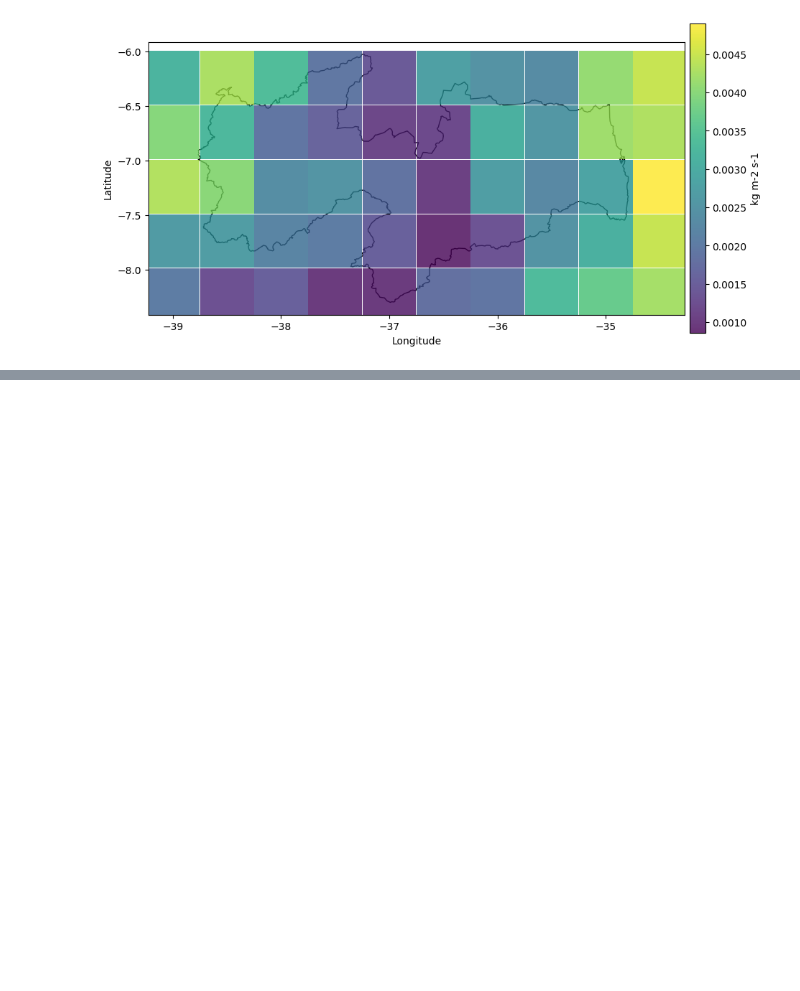
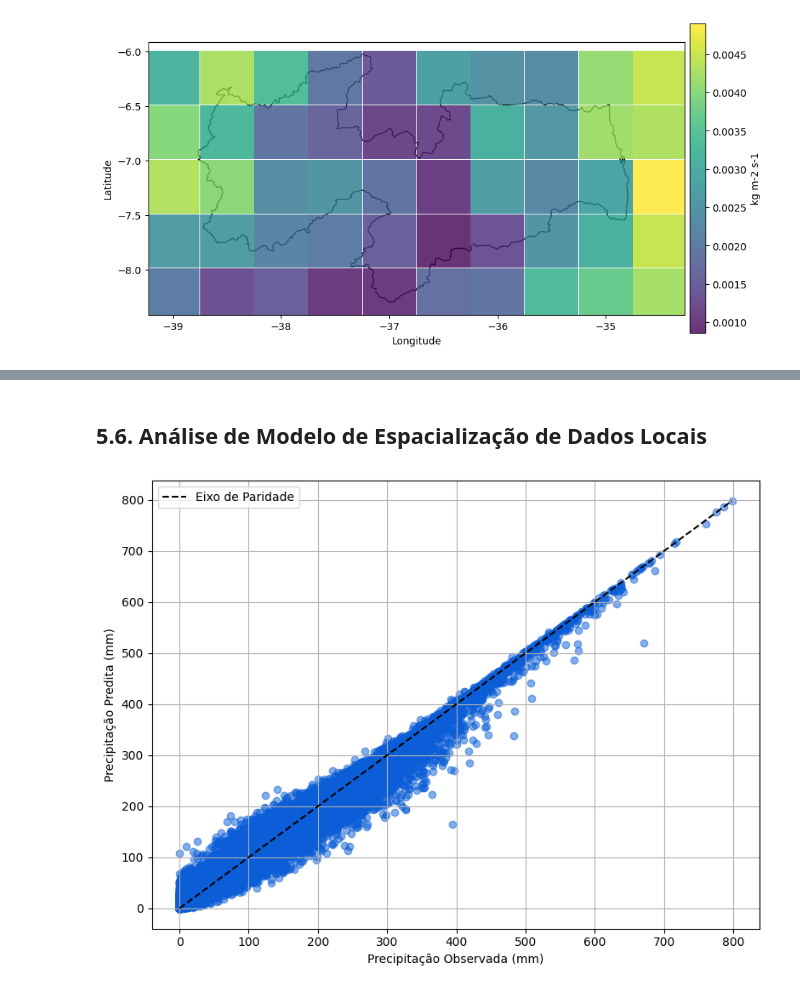
Before and after one commit to alexandre11aa/rainscale, a Jupyter notebook: case_study/notebooks/5_charts.ipynb, the cells around one changed output, grey strips where cells are left out. Drawn from its saved outputs; the diff is of its cells as text; code cells hidden in the pictures; blank space fills up the shorter version.

```diff
--- a/case_study/notebooks/5_charts.ipynb
+++ b/case_study/notebooks/5_charts.ipynb
@@ -175,11 +176,0 @@ df_aesa_sum[df_aesa_sum['ano'] == 2010]
-# %%
-# Carregar dados observados
-df_aesa_sum = pd.read_csv("../datas/interim/2.3.1_aesa_database_create/aesa_1994-2023_mon_sum.csv")
-df_aesa_sum['data'] = pd.to_datetime(df_aesa_sum['ano'].astype(str) + '-' + df_aesa_sum['mes'].astype(str).str.zfill(2))
-
-# Carregar modelo e fazer predição
-model = joblib.load("../models/aesa_to_cnrm_cm6_1hr_sum_downscaling_database.joblib")
-df_aesa_pred = pd.read_csv("../datas/interim/2.3.1_aesa_database_create/aesa_1994-2023_mon_sum.csv")
-df_aesa_pred = df_aesa_pred[model.feature_names_in_].copy()
-df_aesa_pred['pr'] = model.predict(df_aesa_pred)
-df_aesa_pred['data'] = pd.to_datetime(df_aesa_pred['ano'].astype(str) + '-' + df_aesa_pred['mes'].astype(str).str.zfill(2))
@@ -344,0 +177,16 @@ CNN      Média R²: 0.5740        Média RMSE: 62.0796     SEED: 29
+# %% [markdown]
+## 5.6. Análise de Modelo de Espacialização de Dados Locais
+# %%
+# Carregar dados preditos
+model = joblib.load("../models/local_data_spatialization.joblib")
+
+# Carregar modelo
+df_aesa_sum = pd.read_csv(f'../datas/interim/3.2.1_aesa_with_idw/aesa_1994-2023_mon_sum_idw.csv')
+
+# Calcular dados preditos
+df_aesa_sum['pr'] = model.predict(df_aesa_sum[model.feature_names_in_])
+
+# Gráfico do modelo
+dispersao(df_aesa_sum, 'pr_local', 'pr')
+# %% [output]
+[figure, added]
```
Also changed, not shown: parts of 23 cells of this notebook, 17 other files.
